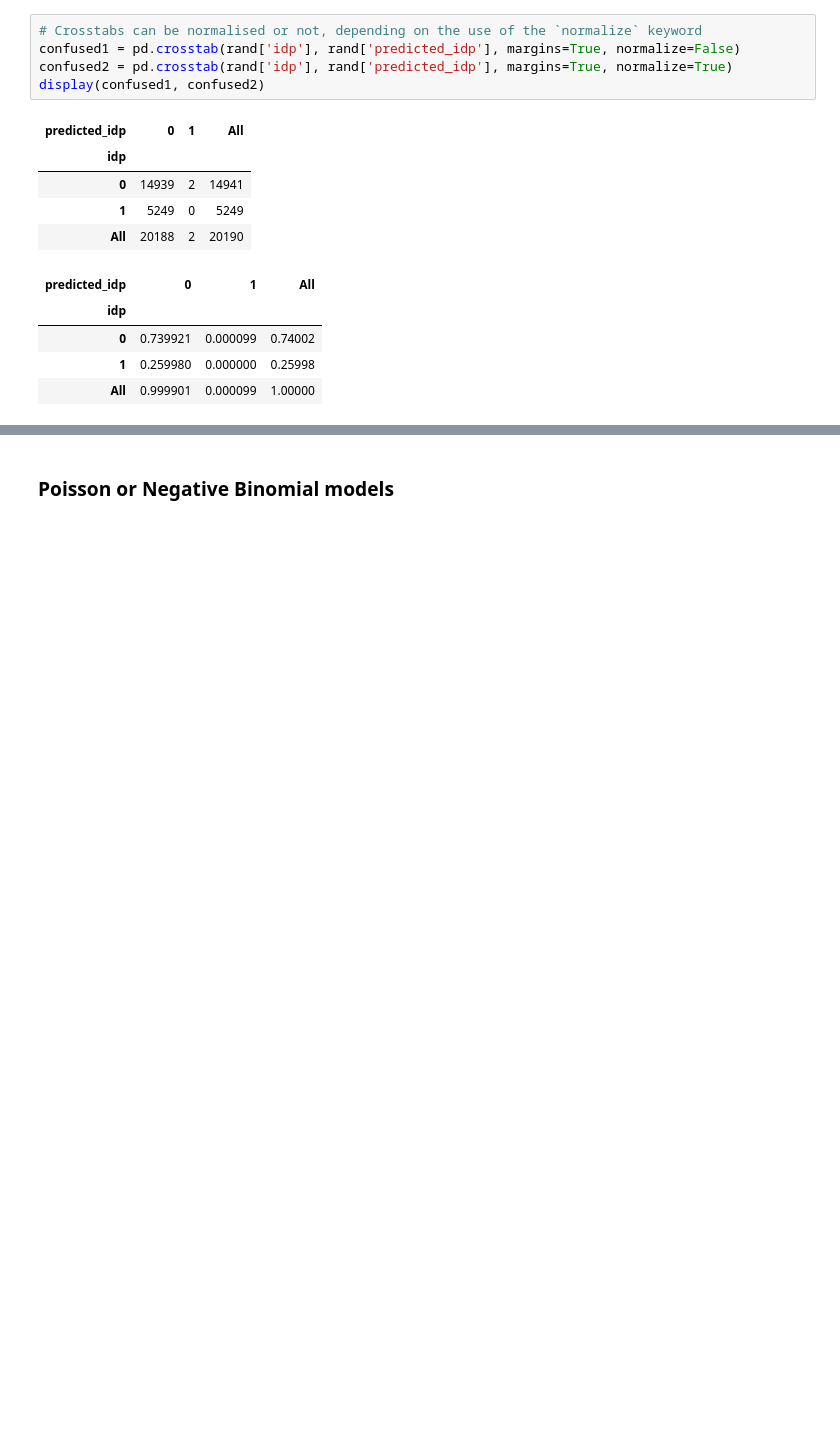
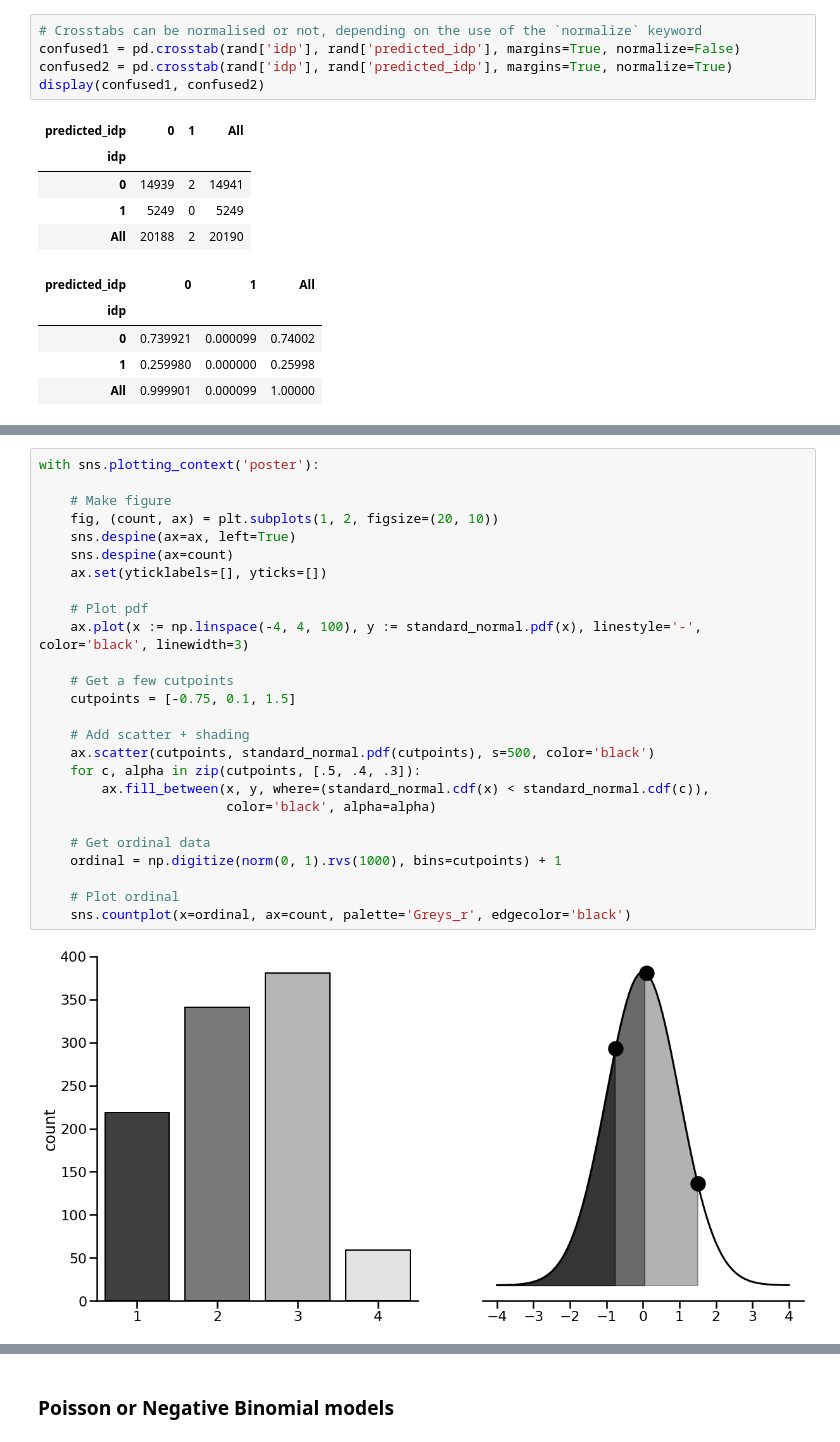
Before and after one commit to alexjonesphd/python_data_analysis, a Jupyter notebook: _sources/chapter6/generalised.ipynb, the cells around one changed output, grey strips where cells are left out. Drawn from its saved outputs; the diff is of its cells as text; blank space fills up the shorter version.

```diff
--- a/_sources/chapter6/generalised.ipynb
+++ b/_sources/chapter6/generalised.ipynb
@@ -150,0 +254,28 @@ Classification is a surprisingly difficult area of statistics - be sure to look
+# %%
+with sns.plotting_context('poster'):
+
+    # Make figure
+    fig, (count, ax) = plt.subplots(1, 2, figsize=(20, 10))
+    sns.despine(ax=ax, left=True)
+    sns.despine(ax=count)
+    ax.set(yticklabels=[], yticks=[])
+
+    # Plot pdf
+    ax.plot(x := np.linspace(-4, 4, 100), y := standard_normal.pdf(x), linestyle='-', color='black', linewidth=3)
+
+    # Get a few cutpoints
+    cutpoints = [-0.75, 0.1, 1.5]
+
+    # Add scatter + shading
+    ax.scatter(cutpoints, standard_normal.pdf(cutpoints), s=500, color='black')
+    for c, alpha in zip(cutpoints, [.5, .4, .3]):
+        ax.fill_between(x, y, where=(standard_normal.cdf(x) < standard_normal.cdf(c)),
+                        color='black', alpha=alpha)
+
+    # Get ordinal data
+    ordinal = np.digitize(norm(0, 1).rvs(1000), bins=cutpoints) + 1
+
+    # Plot ordinal
+    sns.countplot(x=ordinal, ax=count, palette='Greys_r', edgecolor='black')
+# %% [output]
+[figure, added]
```
Also changed, not shown: parts of 37 cells of this notebook, 34 other files.
